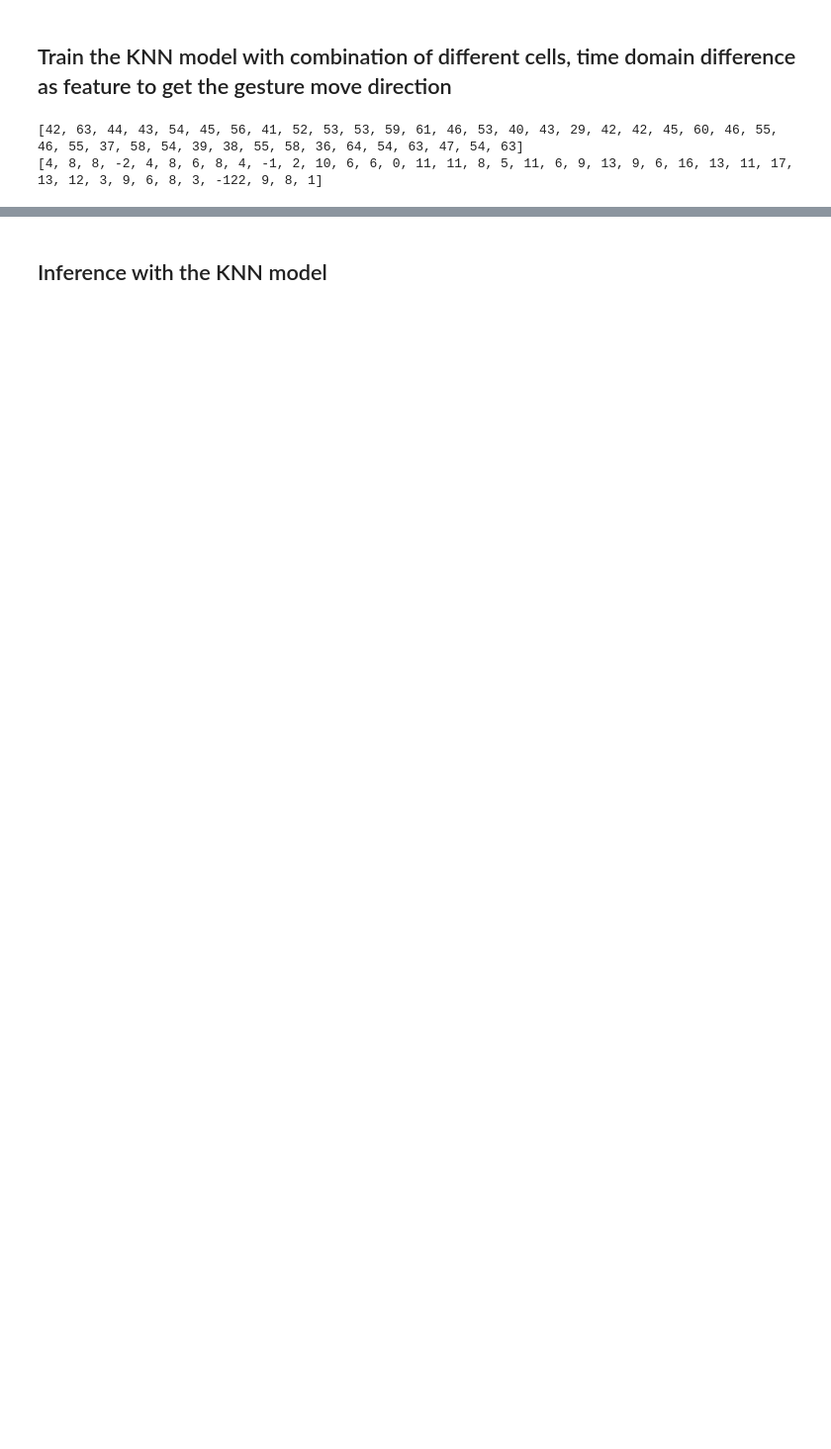
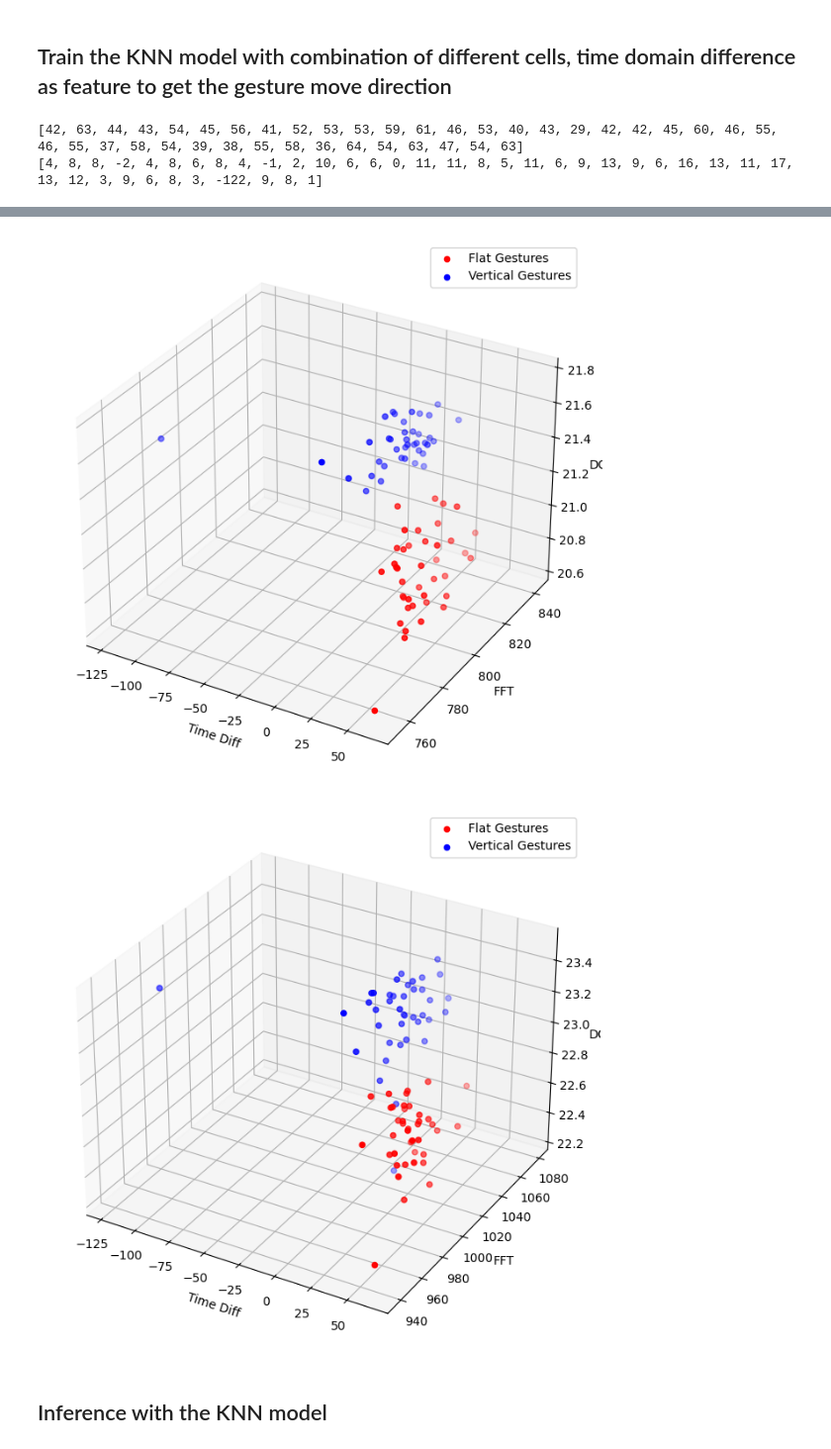
Before and after one commit to Dragonsky8/VLC_Lab_G4, a Jupyter notebook: Lab3/Processor.ipynb, the cells around one changed output, grey strips where cells are left out. Shown at 99% size. Saved outputs shown, nothing was run; the diff lists cells and outputs as text; code cells hidden in the pictures; blank space fills up the shorter version.

Commit message:
FFT + DCT + time domain difference as features

```diff
--- a/Lab3/Processor.ipynb
+++ b/Lab3/Processor.ipynb
@@ -445,10 +447,10 @@ def find_min_position_difference(slice_list1, slice_list2):
     position_differences = [pos2 - pos1 for pos1, pos2 in zip(min_positions_slice1, min_positions_slice2)]
     return position_differences
 
-flat_diff = find_min_position_difference(processor_1_flat.slice_arr, processor_2_flat.slice_arr) # the inputs here are the list of slices before denoising
-vertical_diff = find_min_position_difference(processor_1_vertical.slice_arr, processor_2_vertical.slice_arr)
-print(flat_diff)
-print(vertical_diff)
+feature_flat_diff = find_min_position_difference(processor_1_flat.slice_arr, processor_2_flat.slice_arr) # the inputs here are the list of slices before denoising
+feature_vertical_diff = find_min_position_difference(processor_1_vertical.slice_arr, processor_2_vertical.slice_arr)
+print(feature_flat_diff)
+print(feature_vertical_diff)
 # %% [output]
 [42, 63, 44, 43, 54, 45, 56, 41, 52, 53, 53, 59, 61, 46, 53, 40, 43, 29, 42, 42, 45, 60, 46, 55, 46, 55, 37, 58, 54, 39, 38, 55, 58, 36, 64, 54, 63, 47, 54, 63]
 [4, 8, 8, -2, 4, 8, 6, 8, 4, -1, 2, 10, 6, 6, 0, 11, 11, 8, 5, 11, 6, 9, 13, 9, 6, 16, 13, 11, 17, 13, 12, 3, 9, 6, 8, 3, -122, 9, 8, 1]
@@ -455,3 +502,68 @@ print(vertical_diff)
+# %%
+# Train the KNN model for cell 1
+X_train_flat_1 = np.column_stack((feature_flat_diff,feature_fft_1_flat,feature_dct_1_flat))
+X_train_vertical_1 = np.column_stack((feature_vertical_diff, feature_fft_1_vertical,feature_dct_1_vertical))
+
+X_train_1 = np.concatenate((X_train_flat_1, X_train_vertical_1), axis=0)
+
+Y_train_1 = ['flat'] * 40 + ['vertical']*40
+knn_model_3 = KNeighborsClassifier(n_neighbors=3)
+knn_model_3.fit(X_train_1, Y_train_1)  # train the model
+
+fig_1 = plt.figure(figsize=(10, 8))
+ax_1 = fig_1.add_subplot(projection='3d')
+
+# Feature Extraction of cell 1
+min_1_flat, std_1_flat, mean_1_flat = X_train_flat_1[:, 0], X_train_flat_1[:, 1], X_train_flat_1[:, 2]
+min_1_vertical, std_1_vertical, mean_1_vertical = X_train_vertical_1[:, 0], X_train_vertical_1[:, 1], X_train_vertical_1[:, 2]
+
+# Plot the figure for cell 1
+ax_1.scatter(min_1_flat, std_1_flat, mean_1_flat, c='r', label='Flat Gestures')
+ax_1.scatter(min_1_vertical, std_1_vertical, mean_1_vertical, c='b', label='Vertical Gestures')
+
+# Add axises labels
+ax_1.set_xlabel('Time Diff')
+ax_1.set_ylabel('FFT')
+ax_1.set_zlabel('DCT')
+
+
+ax_1.legend()
+
+plt.show()
+
+
+# Train the KNN model for cell 2
+X_train_flat_2 = np.column_stack((feature_flat_diff, feature_fft_2_flat,feature_dct_2_flat))
+X_train_vertical_2 = np.column_stack((feature_vertical_diff, feature_fft_2_vertical,feature_dct_2_vertical))
+
+X_train_2 = np.concatenate((X_train_flat_2, X_train_vertical_2), axis=0)
+
+Y_train_2 = ['flat'] * 40 + ['vertical']*40
+knn_model_4 = KNeighborsClassifier(n_neighbors=3)
+knn_model_4.fit(X_train_2, Y_train_2)  # train the model
+
+fig_2 = plt.figure(figsize=(10, 8))
+ax_2 = fig_2.add_subplot(projection='3d')
+
+# Feature Extraction of cell 2
+min_2_flat, std_2_flat, mean_2_flat = X_train_flat_2[:, 0], X_train_flat_2[:, 1], X_train_flat_2[:, 2]
+min_2_vertical, std_2_vertical, mean_2_vertical = X_train_vertical_2[:, 0], X_train_vertical_2[:, 1], X_train_vertical_2[:, 2]
+
+# Plot the figure for cell 2
+ax_2.scatter(min_2_flat, std_2_flat, mean_2_flat, c='r', label='Flat Gestures')
+ax_2.scatter(min_2_vertical, std_2_vertical, mean_2_vertical, c='b', label='Vertical Gestures')
+
+# Add axises labels
+ax_2.set_xlabel('Time Diff')
+ax_2.set_ylabel('FFT')
+ax_2.set_zlabel('DCT')
+
+ax_2.legend()
+
+plt.show()
+# %% [output]
+[figure, added]
+[figure, added]
 # %% [markdown]
 ## Inference with the KNN model
 # %%
```
Also changed, not shown: parts of 4 cells of this notebook.
